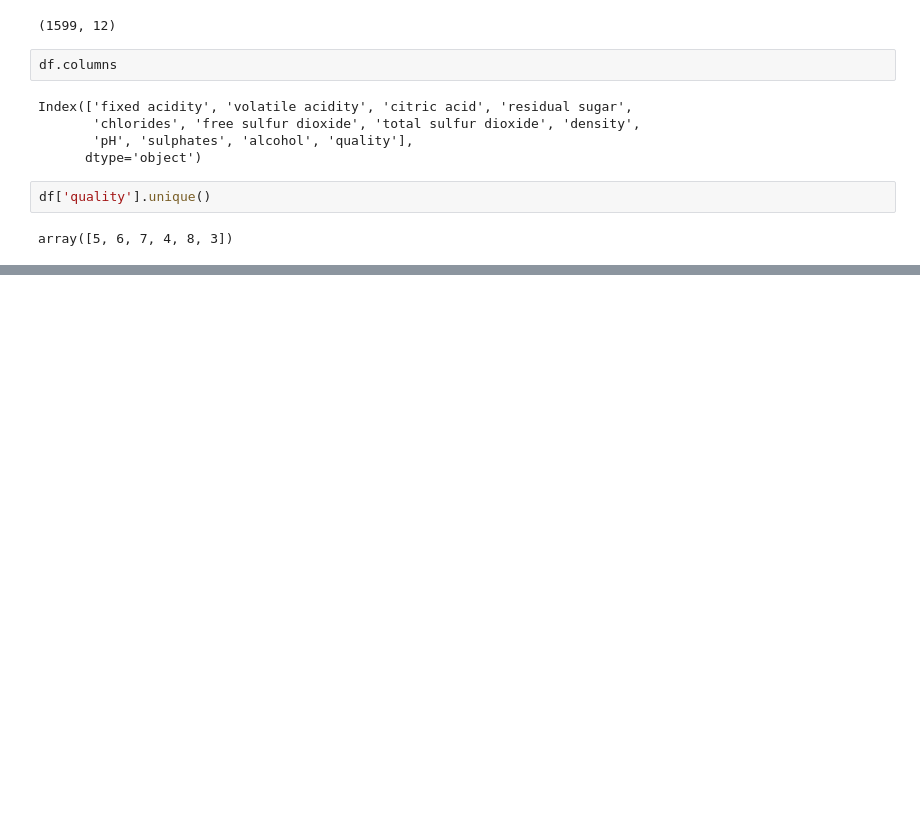
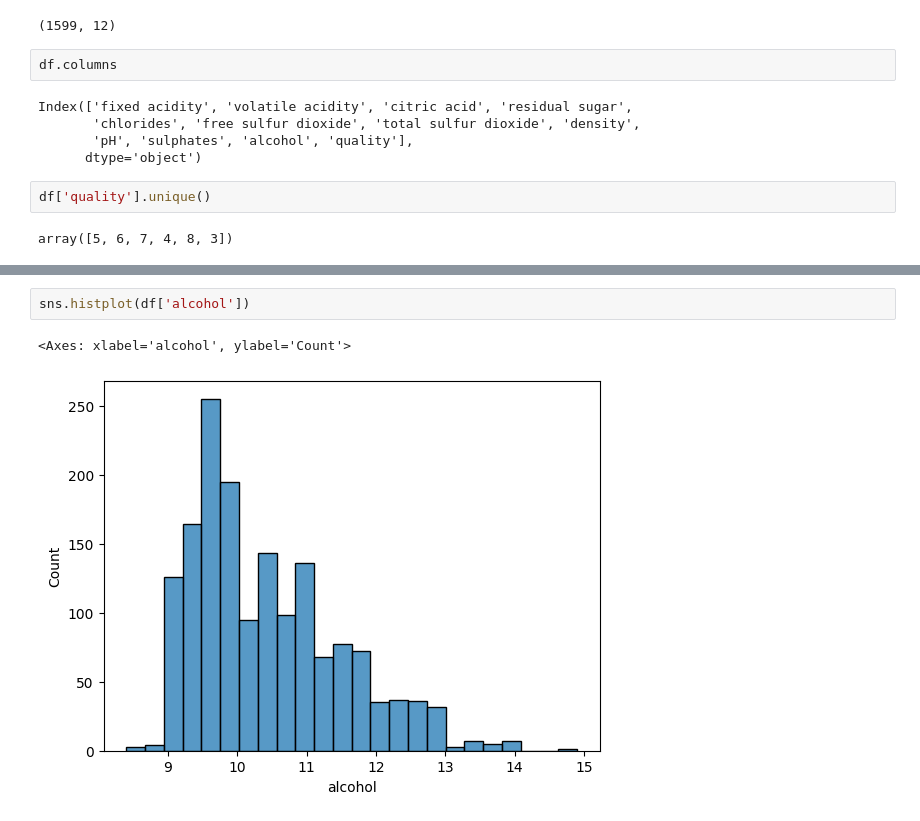
Before and after one commit to Namir50/Data-Science-Machine-learning-tutorial, a Jupyter notebook: Exploratory Data Analysis/Red_Wine_dataset.ipynb, the cells around one changed output, grey strips where cells are left out. Drawn from its saved outputs; the diff is of its cells as text; blank space fills up the shorter version.

```diff
--- a/Exploratory Data Analysis/Red_Wine_dataset.ipynb
+++ b/Exploratory Data Analysis/Red_Wine_dataset.ipynb
@@ -79,0 +193,5 @@ array([5, 6, 7, 4, 8, 3])
+# %%
+sns.histplot(df['alcohol'])
+# %% [output]
+<Axes: xlabel='alcohol', ylabel='Count'>
+[figure, added]
```
Also changed, not shown: parts of 17 cells of this notebook, 1 other file.
